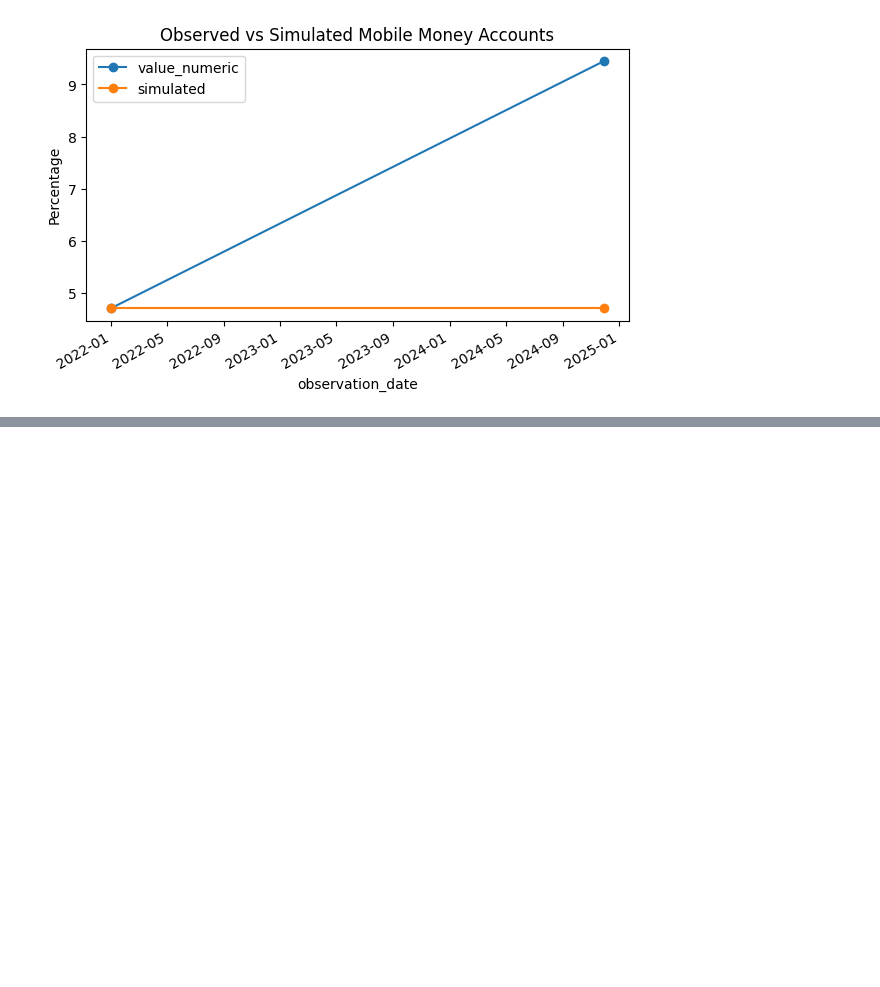
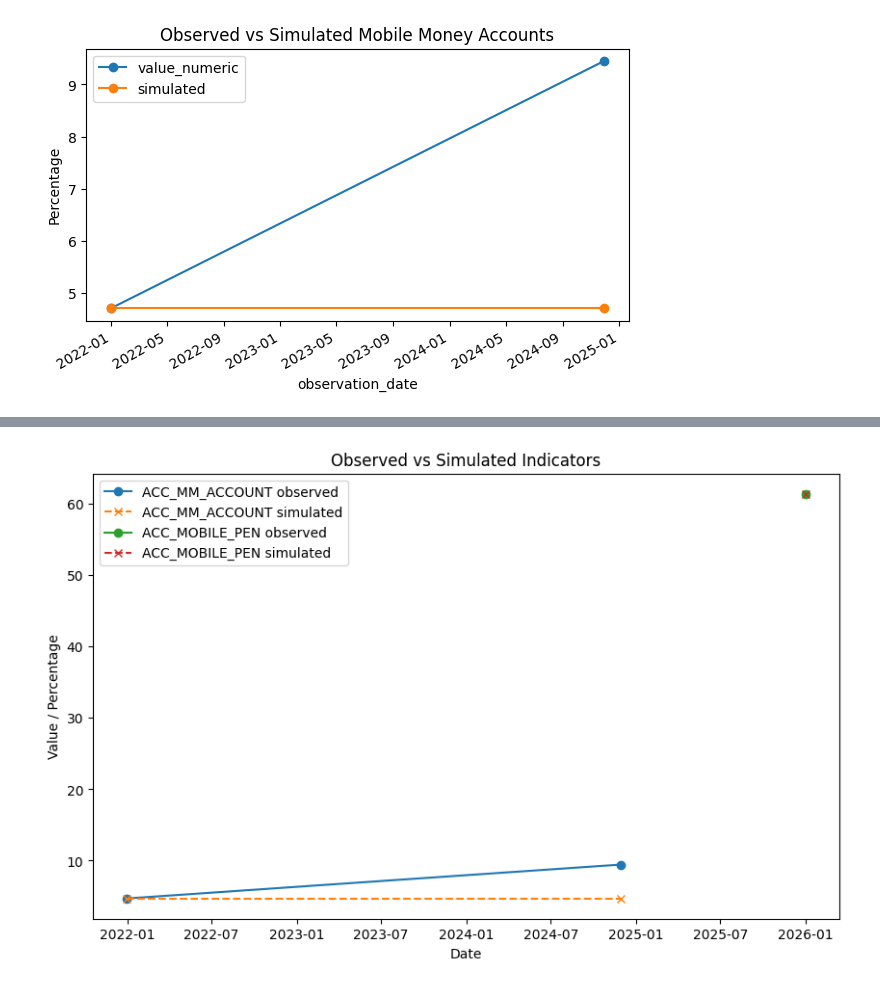
Before and after one commit to AdeyAmare/ethiopia-fi-forecast, a Jupyter notebook: notebooks/event_impact_modeling.ipynb, the cells around one changed output, grey strips where cells are left out. Saved outputs shown, nothing was run; the diff lists cells and outputs as text; code cells hidden in the pictures; blank space fills up the shorter version.

Commit message:
Add Visualizations and Summary

```diff
--- a/notebooks/event_impact_modeling.ipynb
+++ b/notebooks/event_impact_modeling.ipynb
@@ -60,3 +60,19 @@ plt.ylabel("Percentage")
 # %% [output]
 Text(0, 0.5, 'Percentage')
 [figure]
+# %%
+indicators = ["ACC_MM_ACCOUNT", "ACC_ACCOUNT_OWNERSHIP", "ACC_MOBILE_PEN"]
+plt.figure(figsize=(10,6))
+
+for ind in indicators:
+    sim = model.validate_against_actual(ind)
+    if sim is not None:
+        plt.plot(sim.index, sim["value_numeric"], marker='o', label=f"{ind} observed")
+        plt.plot(sim.index, sim["simulated"], marker='x', linestyle='--', label=f"{ind} simulated")
+
+plt.legend()
+plt.title("Observed vs Simulated Indicators")
+plt.ylabel("Value / Percentage")
+plt.xlabel("Date")
+plt.show()
+# %% [output]
@@ -62,0 +80 @@ Text(0, 0.5, 'Percentage')
+[figure, added]
```
Also changed, not shown: parts of 4 cells of this notebook.
